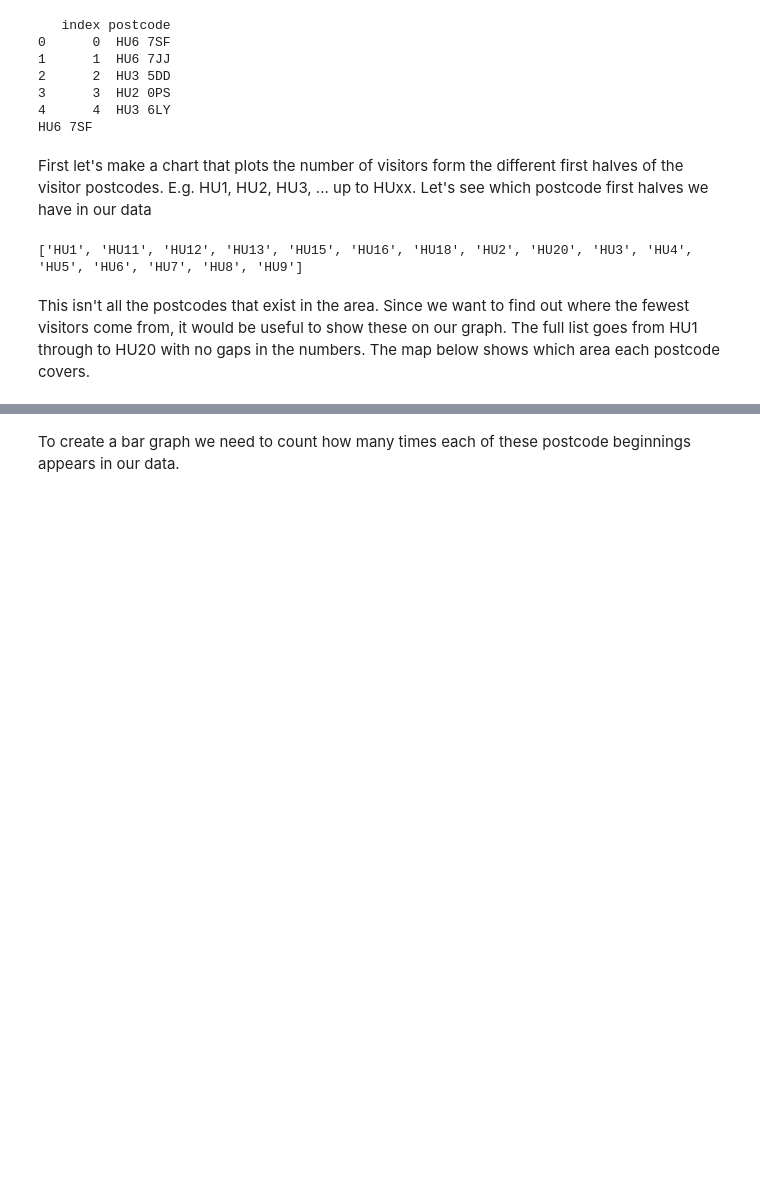
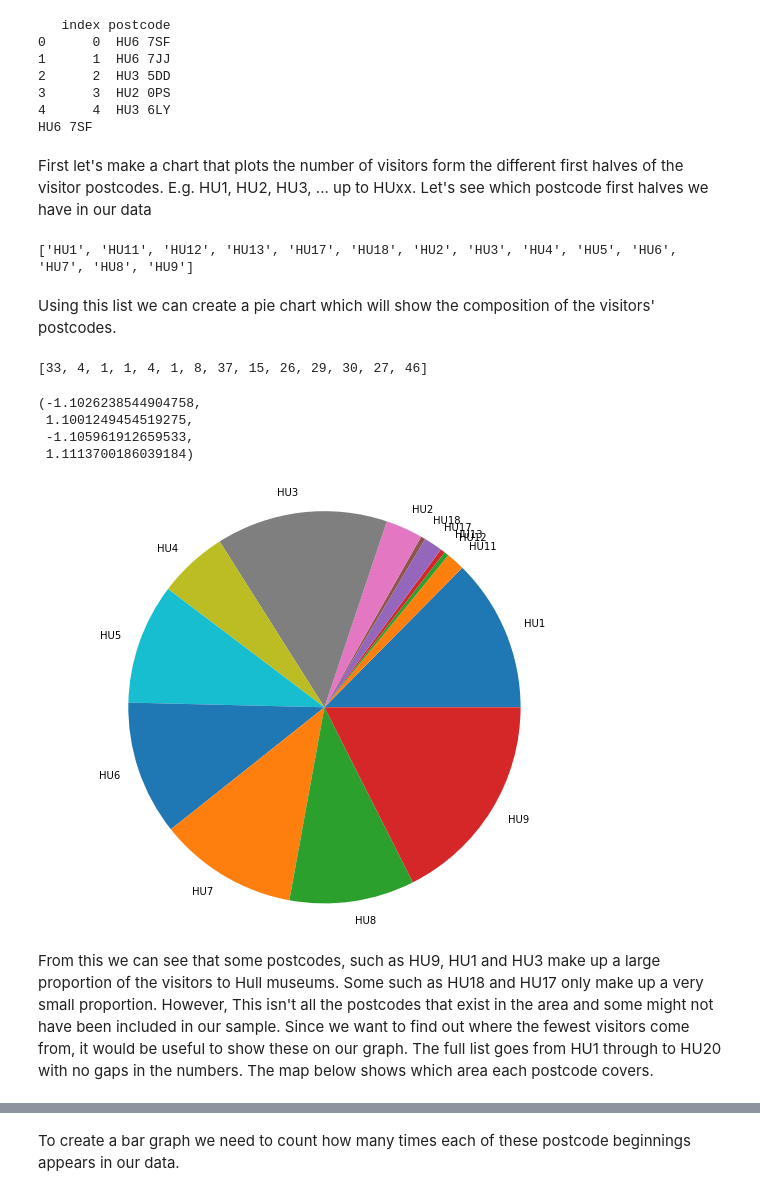
Before and after one commit to andymurphy/data-science-postcodes, a Jupyter notebook: visitor-postcodes-visualization.ipynb, the cells around one changed output, grey strips where cells are left out. Cells and saved outputs as stored; diff of their text form; code cells hidden in the pictures; blank space fills up the shorter version.

```diff
--- a/visitor-postcodes-visualization.ipynb
+++ b/visitor-postcodes-visualization.ipynb
@@ -7,10 +7,10 @@ import pandas as pd
 from matplotlib import pyplot as plt
 # %%
 # Create the pandas dataframe and store the postcodes in a list
-postcodes_df = pd.read_csv('visitor_postcodes.csv')
-print(postcodes_df.head())
-postcodes = list(postcodes_df['postcode'])
-print(postcodes[0])
+visitor_postcodes_df = pd.read_csv('visitor_postcodes.csv')
+print(visitor_postcodes_df.head())
+visitor_postcodes = list(visitor_postcodes_df['postcode'])
+print(visitor_postcodes[0])
 # %% [output]
    index postcode
 0      0  HU6 7SF
@@ -24,20 +24,45 @@ First let's make a chart that plots the number of visitors form the different fi
 Let's see which postcode first halves we have in our data
 # %%
 # Get all the different first halves of the postcodes from our data
-postcode_first_half = []
-for i in range(len(postcodes)): #len(postcodes)
-    first_half = postcodes[i].split(' ')[0]
-    #print(first_half)
-    if first_half in postcode_first_half:
+postcode_first_halves = []
+for i in range(len(visitor_postcodes)):
+    first_half = visitor_postcodes[i].split(' ')[0]
+    if first_half in postcode_first_halves:
         continue
     else:
-        postcode_first_half.append(first_half)
-postcode_first_half.sort()
-print(postcode_first_half)
+        postcode_first_halves.append(first_half)
+postcode_first_halves.sort()
+print(postcode_first_halves)
 # %% [output]
-['HU1', 'HU11', 'HU12', 'HU13', 'HU15', 'HU16', 'HU18', 'HU2', 'HU20', 'HU3', 'HU4', 'HU5', 'HU6', 'HU7', 'HU8', 'HU9']
+['HU1', 'HU11', 'HU12', 'HU13', 'HU17', 'HU18', 'HU2', 'HU3', 'HU4', 'HU5', 'HU6', 'HU7', 'HU8', 'HU9']
+# %% [markdown]
+Using this list we can create a pie chart which will show the composition of the visitors' postcodes.
+# %%
+# Create a list to store the counts
+counts = [0]*len(postcode_first_halves)
+# A method to loop through the visitor postcodes and add to the counts for each first half when we find a match
+def count_postcodes(postcode_first_half_list):
+    for postcode in postcodes:
+        for i in range(len(postcode_first_half_list)):
+            if postcode_first_half_list[i] in postcode:
+                counts[i] += 1
+count_postcodes(postcode_first_halves)
+print(counts)
+# %% [output]
+[33, 4, 1, 1, 4, 1, 8, 37, 15, 26, 29, 30, 27, 46]
+# %%
+plt.figure(figsize=(10,8))
+plt.pie(counts, labels=postcode_first_halves)
+plt.axis('equal')
+# %% [output]
+(-1.1026238544904758,
+ 1.1001249454519275,
+ -1.105961912659533,
+ 1.1113700186039184)
+[figure, added]
 # %% [markdown]
-This isn't all the postcodes that exist in the area. Since we want to find out where the fewest visitors come from, it would be useful to show these on our graph.
+From this we can see that some postcodes, such as HU9, HU1 and HU3 make up a large proportion of the visitors to Hull museums. Some such as HU18 and HU17 only make up a very small proportion.
+However, This isn't all the postcodes that exist in the area and some might not have been included in our sample. Since we want to find out where the fewest visitors come from, it would be useful to show these on our graph.
 The full list goes from HU1 through to HU20 with no gaps in the numbers. The map below shows which area each postcode covers.
 # %% [markdown]
 ![Image of Postcodes in Hull](https://www.gbmaps.com/4-digit-postcode-maps/hu-hull-postcode-district-map.gif)
```
Also changed, not shown: parts of 3 cells of this notebook.
